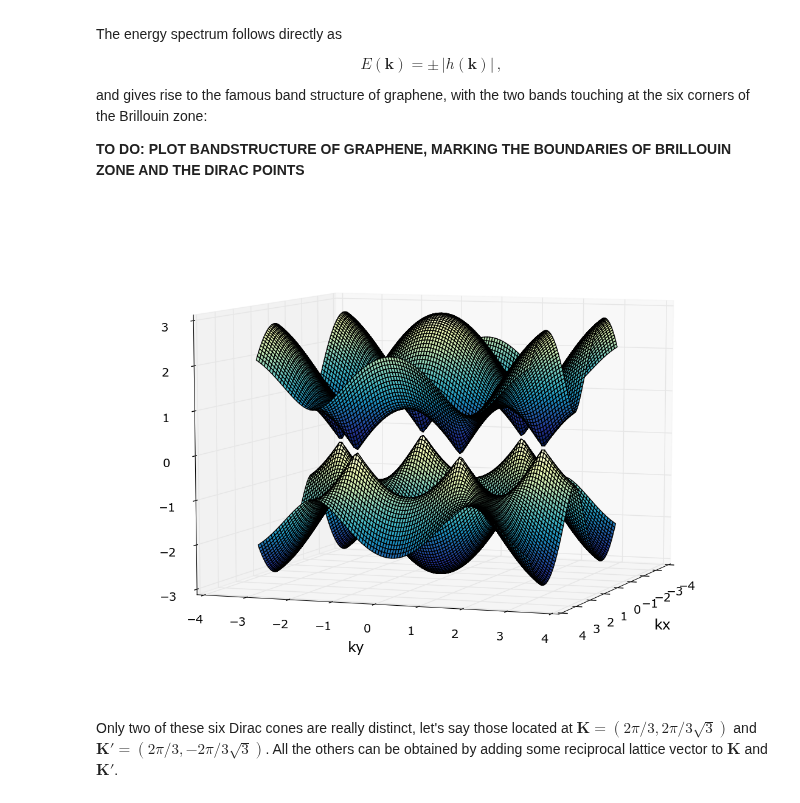
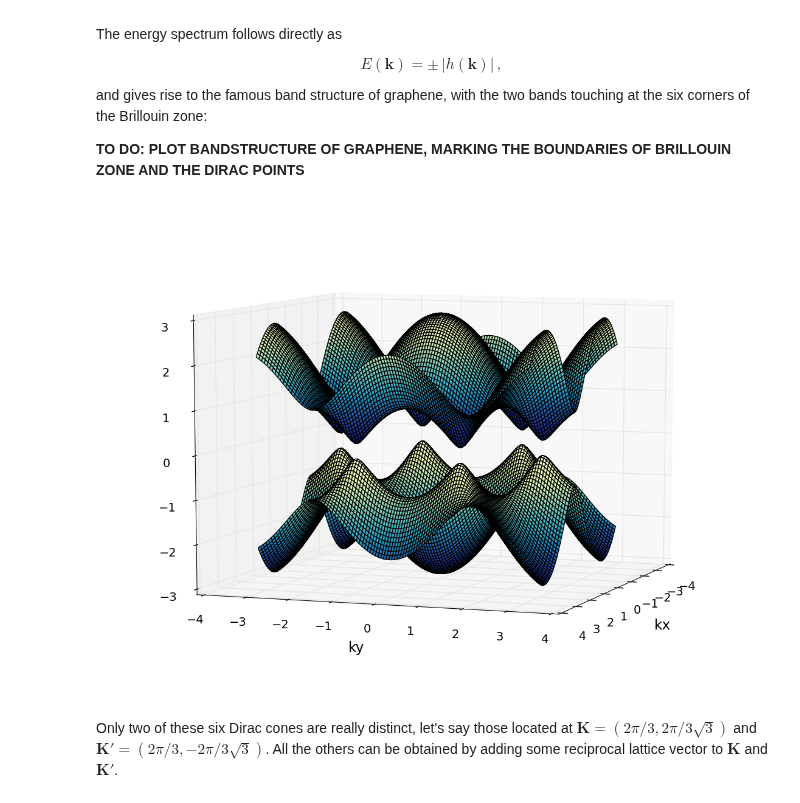
Before and after one commit to topocm/topocm_content, a Jupyter notebook: w4_haldane/haldane_model.ipynb, the cells around one changed output. Drawn from its saved outputs; the diff is of its cells as text; code cells hidden in the pictures.

```diff
--- a/w4_haldane/haldane_model.ipynb
+++ b/w4_haldane/haldane_model.ipynb
@@ -61,16 +61,20 @@ def Haldane_infinite():
     sys = kwant.Builder()
 
     def onsite0(site, par):
-        phases_nnn = np.array([2 * par.kx, -par.kx - np.sqrt(3) / 2 * par.ky, -par.kx + np.sqrt(3) / 2 * par.ky])
-        return par.m - 2 * par.t_nnn * np.sum(np.sin(phases_nnn))
+        phases_nnn = np.array([np.sqrt(3) * par.ky, 1.5 * par.kx + np.sqrt(3) / 2 * par.ky, 1.5 * par.kx - np.sqrt(3) / 2 * par.ky])
+        temp = np.sum(np.exp(1j * phases_nnn + 1j * par.phi))
+        temp = temp + temp.conjugate()
+        return par.m + par.t_nnn * temp
 
     def onsite1(site, par):
-        phases_nnn = np.array([2 * par.kx, -par.kx - np.sqrt(3) / 2 * par.ky, -par.kx + np.sqrt(3) / 2 * par.ky])
-        return -par.m + 2 * par.t_nnn * np.sum(np.sin(phases_nnn))
+        phases_nnn = np.array([np.sqrt(3) * par.ky, 1.5 * par.kx + np.sqrt(3) / 2 * par.ky, 1.5 * par.kx - np.sqrt(3) / 2 * par.ky])
+        temp = np.sum(np.exp(-1j * phases_nnn + 1j * par.phi))
+        temp = temp + temp.conjugate()
+        return - par.m + par.t_nnn * temp
 
     def hopping (site1, site2, par):
-        phases = 1j * np.array([par.kx, (np.sqrt(3) * par.ky - par.kx) / 2, -(np.sqrt(3) * par.ky + par.kx)/2])
-        return par.t * np.sum(np.exp(phases))
+        phases = np.array([par.kx, (np.sqrt(3) * par.ky - par.kx) / 2, -(np.sqrt(3) * par.ky + par.kx)/2])
+        return par.t * np.sum(np.exp(1j * phases))
 
     sys[lat(0)] = onsite0
     sys[lat(1)] = onsite1
@@ -187,18 +191,18 @@ and gives rise to the famous band structure of graphene, with the two bands touc
 
 **TO DO: PLOT BANDSTRUCTURE OF GRAPHENE, MARKING THE BOUNDARIES OF BRILLOUIN ZONE AND THE DIRAC POINTS**
 # %%
-par = SimpleNamespace(t=1.0, t_nnn=0.0, m=0.0, kx=0.0, ky=0.0)
+par = SimpleNamespace(t=1.0, t_nnn=0.1, m=0.0, phi=np.pi/2, kx=0.0, ky=0.0)
 sys = Haldane_infinite()
 
 KX = np.linspace(-np.pi, np.pi, 101)
 KY = KX
 
 KX, KY = np.meshgrid(KX, KY)
 energies = evaluate_on_grid(KX, KY, dispersion_func(sys, par))
 
 plot_two(KX, KY, [energies[0], energies[1]], angle=(8,20))
 # %% [output]
-[figure, old version]
+[figure, new version]
 # %% [markdown]
 Only two of these six Dirac cones are really distinct, let's say those located at $\mathbf{K}=(2\pi/3, 2\pi/3\sqrt{3})$ and $\mathbf{K}'=(2\pi/3, -2\pi/3\sqrt{3})$. All the others can be obtained by adding some reciprocal lattice vector to $\mathbf{K}$ and $\mathbf{K}'$.
 # %% [markdown]
```
